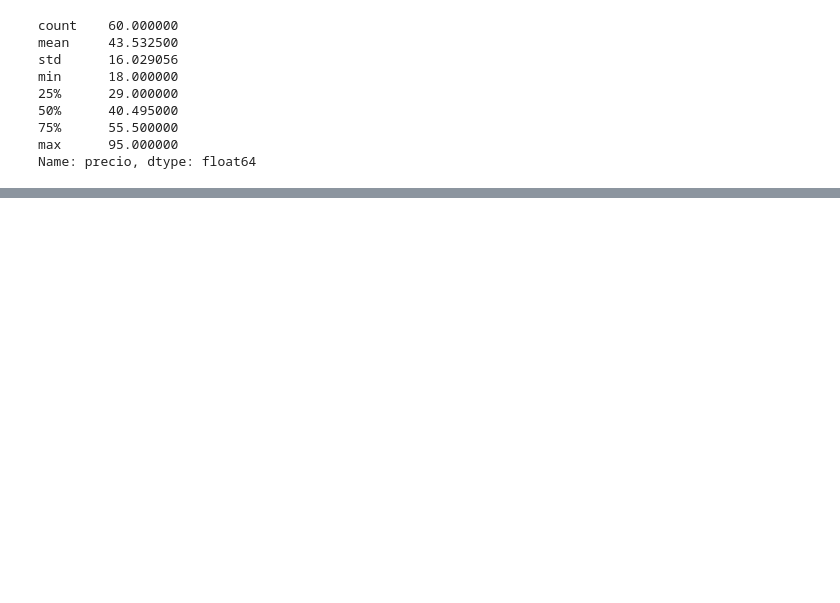
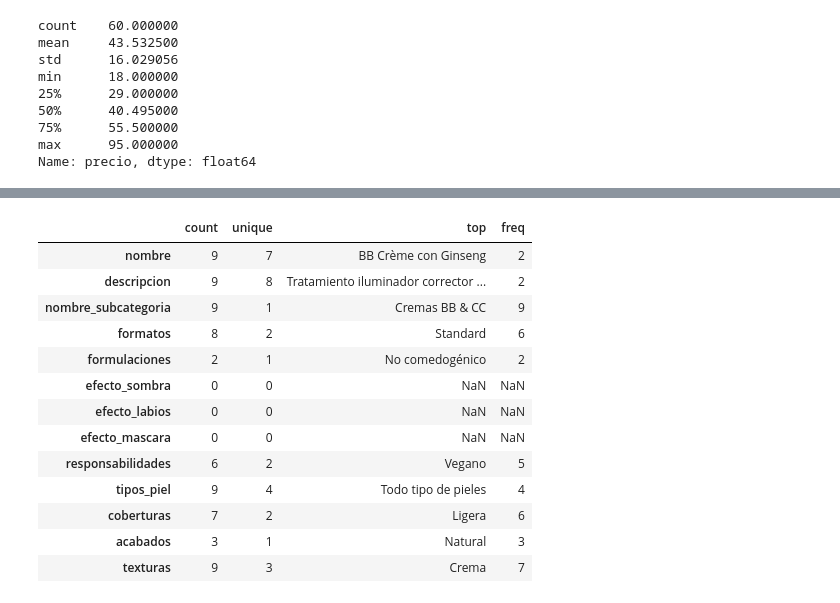
Before and after one commit to raquelscv/proyecto_final_sephora, a Jupyter notebook: eda.ipynb, the cells around one changed output, grey strips where cells are left out. Cells and saved outputs as stored; diff of their text form; code cells hidden in the pictures; blank space fills up the shorter version.

```diff
--- a/eda.ipynb
+++ b/eda.ipynb
@@ -1005,0 +1142,3 @@ Name: precio, dtype: float64
+# %%
+df_filtros_bbycc = ejecutar_query(filtros_cremas_bbycc)
+df_filtros_bbycc.head()
@@ -1005,0 +1152,21 @@ Name: precio, dtype: float64
+# %%
+df_filtros_bbycc_exito = df_filtros_bbycc[
+    (df_filtros_bbycc["numero_valoraciones"] >= 50) &
+    (df_filtros_bbycc["valoracion"] >= 4.5)
+]
+df_filtros_bbycc_exito.describe(include="object").T
+# %% [output]
+|  | count | unique | top | freq |
+| nombre | 9 | 7 | BB Crème con Ginseng | 2 |
+| descripcion | 9 | 8 | Tratamiento iluminador corrector ... | 2 |
+| nombre_subcategoria | 9 | 1 | Cremas BB & CC | 9 |
+| formatos | 8 | 2 | Standard | 6 |
+| formulaciones | 2 | 1 | No comedogénico | 2 |
+| efecto_sombra | 0 | 0 | NaN | NaN |
+| efecto_labios | 0 | 0 | NaN | NaN |
+| efecto_mascara | 0 | 0 | NaN | NaN |
+| responsabilidades | 6 | 2 | Vegano | 5 |
+| tipos_piel | 9 | 4 | Todo tipo de pieles | 4 |
+| coberturas | 7 | 2 | Ligera | 6 |
+| acabados | 3 | 1 | Natural | 3 |
+| texturas | 9 | 3 | Crema | 7 |
```
Also changed, not shown: parts of 29 cells of this notebook.
